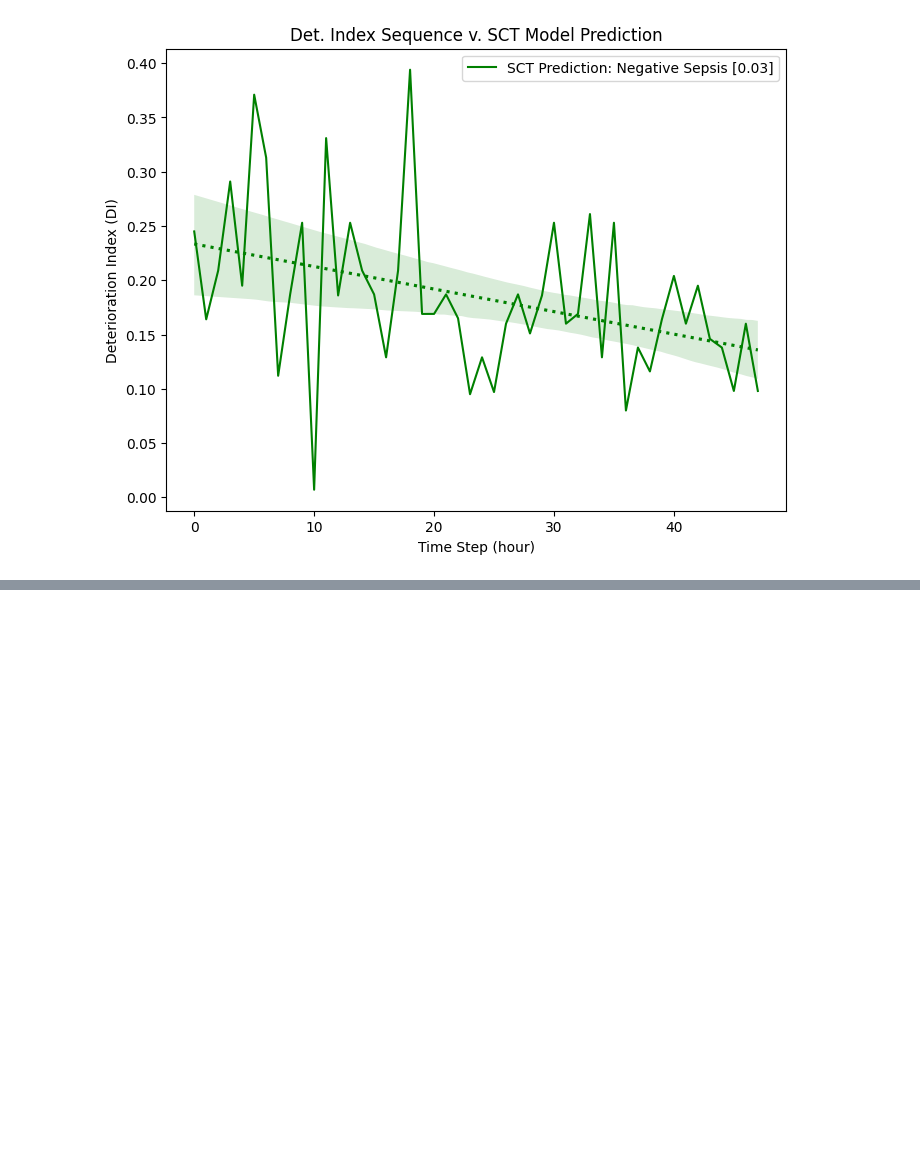
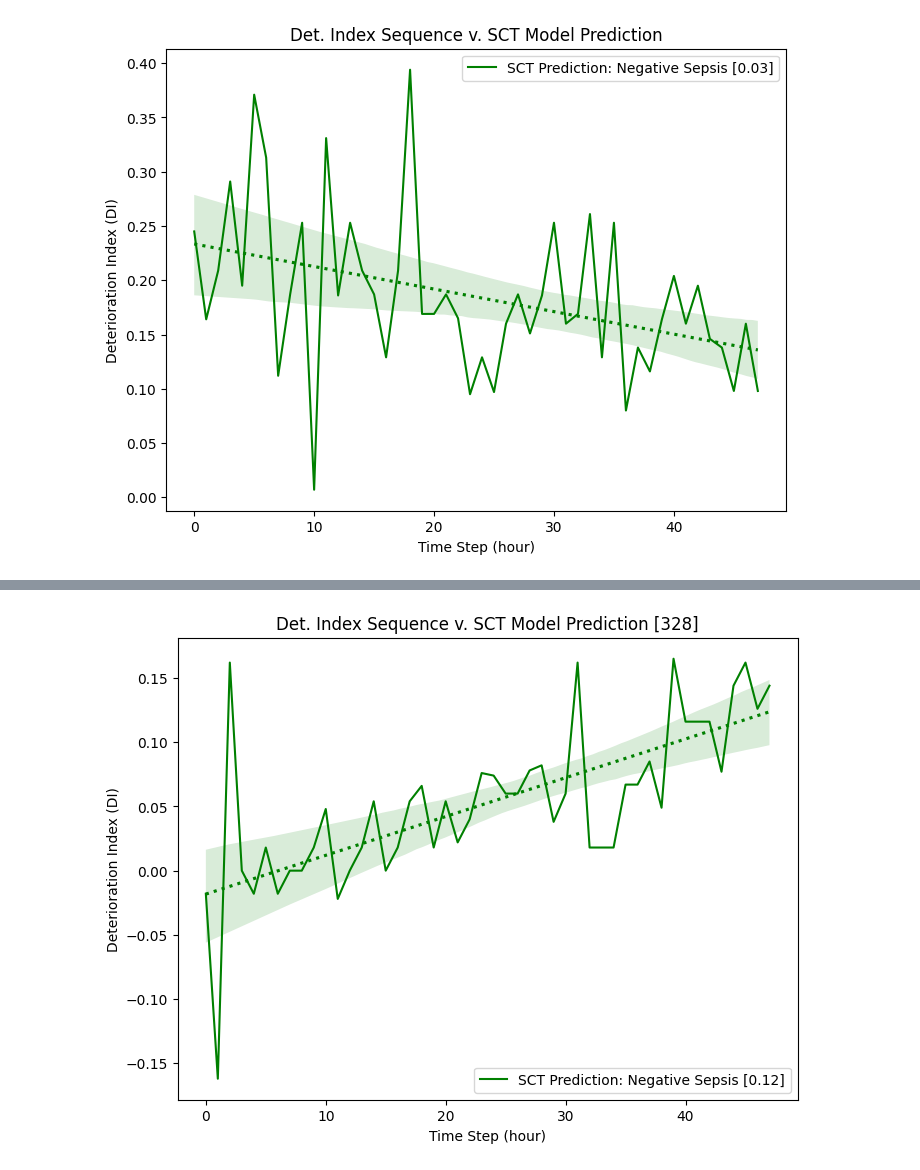
Before and after one commit to t4ai/early-sepsis-prediction, a Jupyter notebook: 6.0 - Test Model Predictions.ipynb, the cells around one changed output, grey strips where cells are left out. Saved outputs shown, nothing was run; the diff lists cells and outputs as text; code cells hidden in the pictures; blank space fills up the shorter version.

```diff
--- a/6.0 - Test Model Predictions.ipynb
+++ b/6.0 - Test Model Predictions.ipynb
@@ -140,0 +161,4 @@ visualize_random_patient()
+# %%
+# test some individual preds
+visualize_random_patient()
+# %% [output]
@@ -140,0 +166 @@ visualize_random_patient()
+[figure, added]
```
Also changed, not shown: parts of 9 cells of this notebook.
